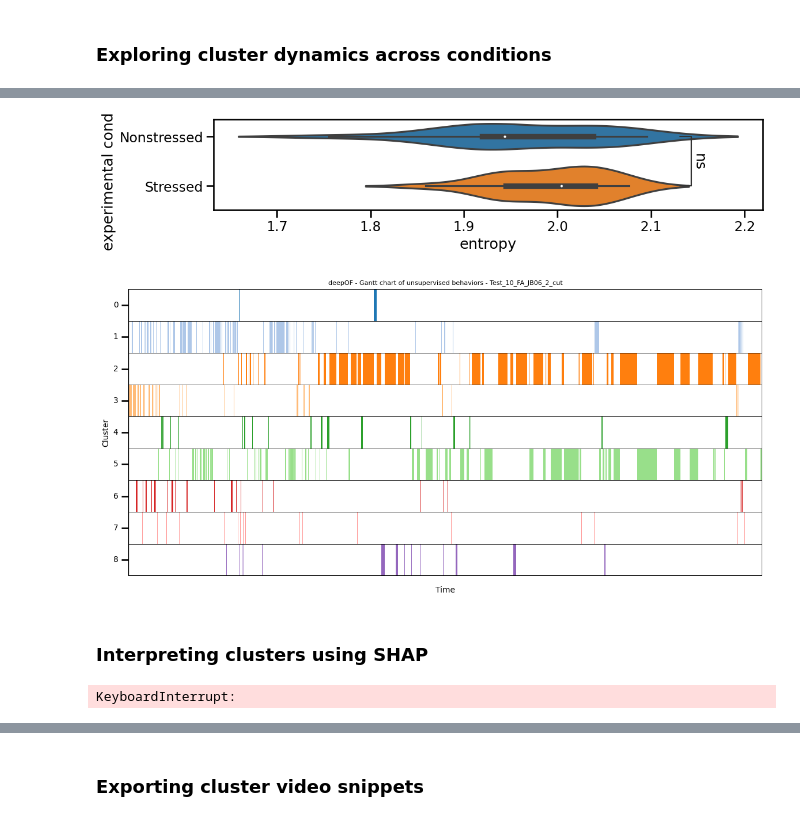
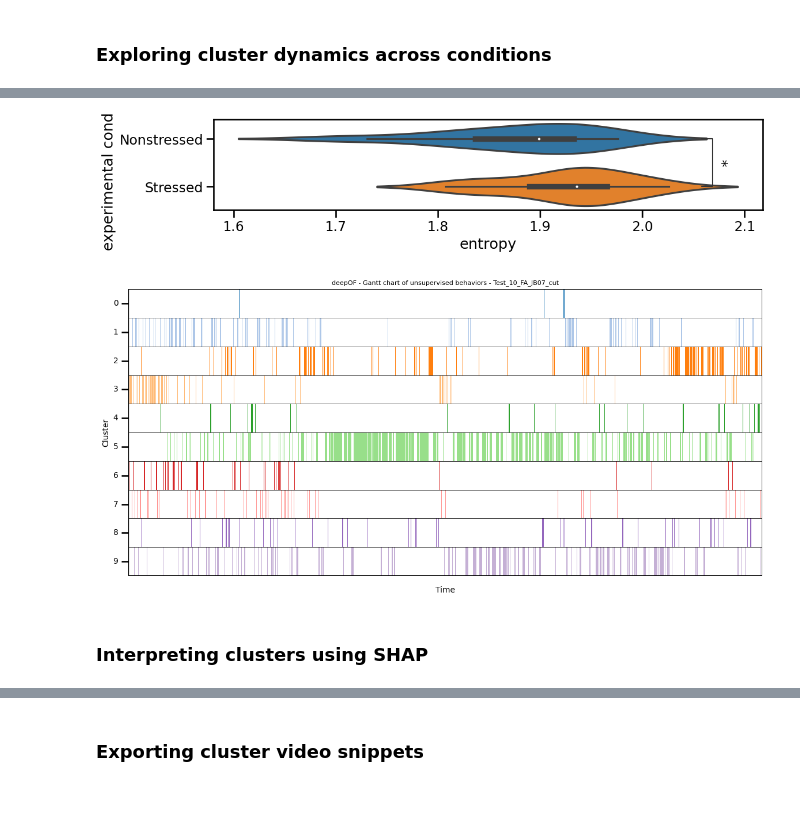
Before and after one commit to mlfpm/deepof, a Jupyter notebook: docs/source/tutorial_notebooks/deepof_unsupervised_tutorial.ipynb, the cells around one changed output, grey strips where cells are left out. Saved outputs shown, nothing was run; the diff lists cells and outputs as text; code cells hidden in the pictures.

```diff
--- a/docs/source/tutorial_notebooks/deepof_unsupervised_tutorial.ipynb
+++ b/docs/source/tutorial_notebooks/deepof_unsupervised_tutorial.ipynb
@@ -79,12 +79,12 @@ cons = my_deepof_project.deep_unsupervised_embedding(
     embedding_model="VaDE",
     epochs=2,
     encoder_type="recurrent",
-    n_components=15,
-    latent_dim=8,
+    n_components=10,
+    latent_dim=4,
     kl_warmup=10,
     kl_annealing_mode="linear",
     batch_size=1024,
     kmeans_loss=0.0,
     reg_cat_clusters=0.0,
-    # pretrained="deepof_FC_project_files/Trained_models/train_models/trained_weights/deepof_unsupervised_VaDE_recurrent_encodings_input_type=graph_kmeans_loss=0.0_encoding=8_k=15_20230126-094309_final_weights.h5",
+    pretrained="deepof_FC_project_files/Trained_models/train_models/trained_weights/deepof_unsupervised_VaDE_recurrent_encodings_input_type=graph_kmeans_loss=0.0_encoding=4_k=10_run=1_final_weights.h5",
 )
@@ -110,7 +131,7 @@ NameError: name 'cons' is not defined
 ### Visualizing temporal and global embeddings
 # %%
 # INCORPORATE AS A METHOD FOR EACH MODEL
-# embeddings, soft_counts, breaks = deepof.model_utils.embedding_per_video(my_deepof_project, to_preprocess, cons)
+embeddings, soft_counts, breaks = deepof.model_utils.embedding_per_video(my_deepof_project, to_preprocess, cons)
 # %%
 import matplotlib.pyplot as plt
 import seaborn as sns
@@ -256,31 +258,17 @@ deepof.visuals.plot_stationary_entropy(
     ax=ax,
 )
 # %% [output]
-[figure, old version]
+[figure, new version]
 # %%
 fig = plt.figure(figsize=(12, 6))
 sns.set_context("talk")
 
 deepof.visuals.plot_gantt(
     my_deepof_project,
     soft_counts=soft_counts,
-    experiment_id="Test_10_FA_JB06_2_cut",
+    experiment_id="Test_10_FA_JB07_cut",
 )
 # %% [output]
-[figure, old version]
+[figure, new version]
 # %% [markdown]
 ### Interpreting clusters using SHAP
-# %%
-csds_chunk_stats, hard_counts = deepof.post_hoc.annotate_time_chunks(
-    deepof_project=my_deepof_project,
-    soft_counts=soft_counts,
-    breaks=breaks,
-    #supervised_annotations=csds_OF_supervised_annotations,
-    kin_derivative=1,
-    include_distances=True,
-    include_angles=True,
-    include_areas=True,
-    aggregate="mean",
-)
-# %% [output]
-KeyboardInterrupt:
```
Also changed, not shown: parts of 30 cells of this notebook, 4 other files.
